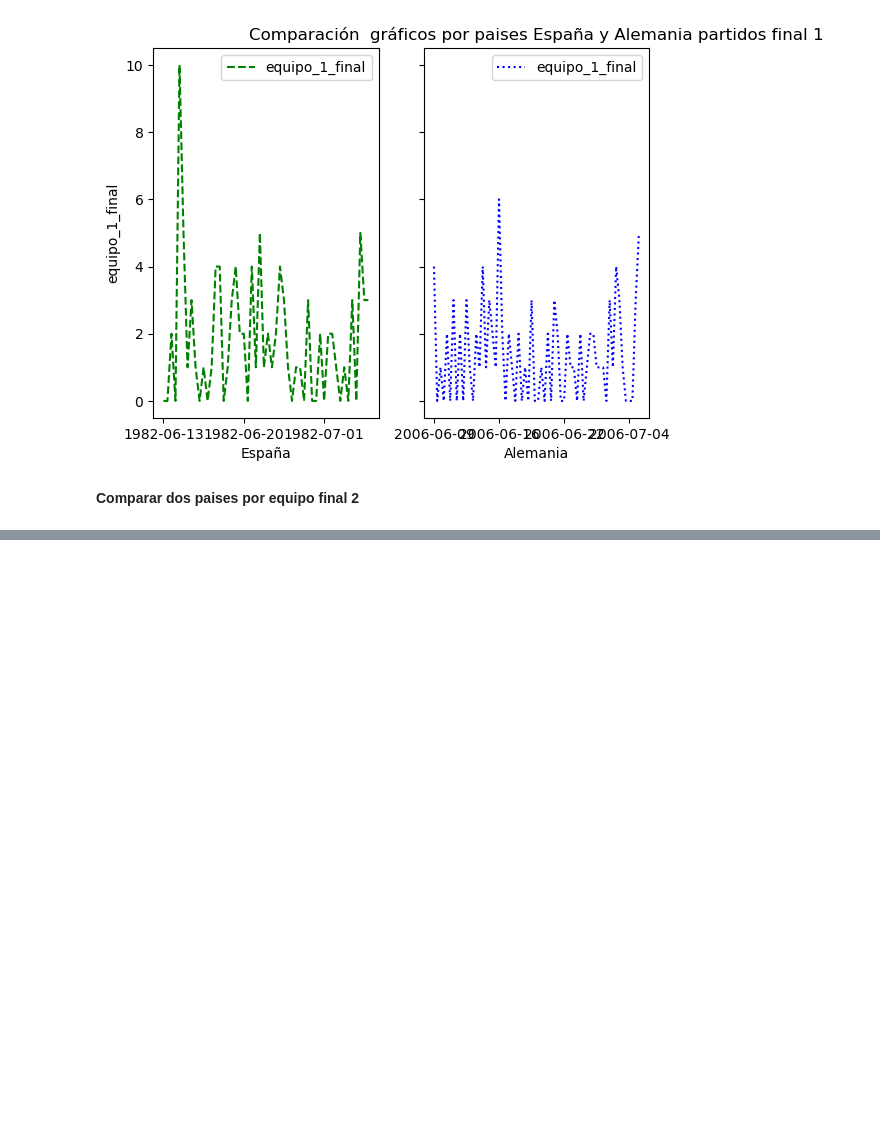
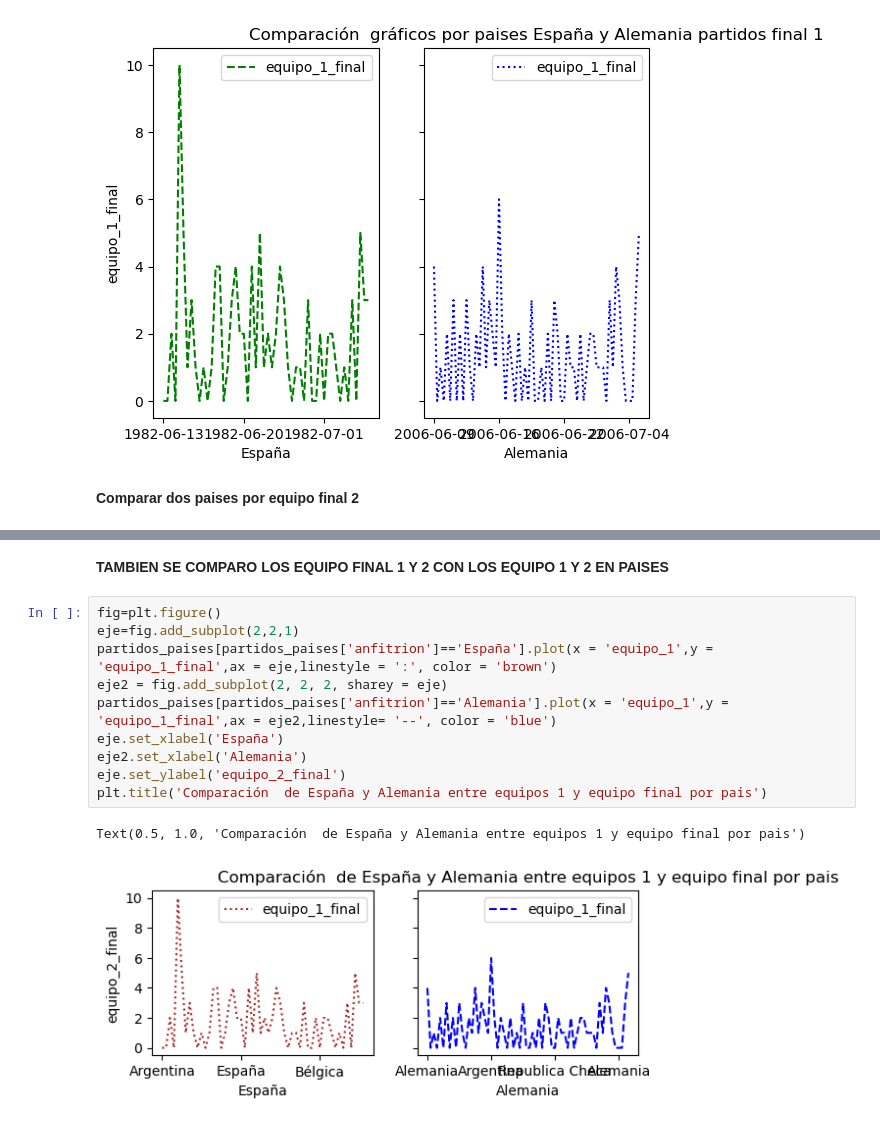
Before and after one commit to Carobrio92/Modulo_Python, a Jupyter notebook: TAREA 3 PYTHON/TAREA_3_PYTHON_CBriones.ipynb, the cells around one changed output, grey strips where cells are left out. Cells and saved outputs as stored; diff of their text form; blank space fills up the shorter version.

```diff
--- a/TAREA 3 PYTHON/TAREA_3_PYTHON_CBriones.ipynb
+++ b/TAREA 3 PYTHON/TAREA_3_PYTHON_CBriones.ipynb
@@ -153,0 +154,15 @@ plt.savefig('mi_figura.tiff')
+# %% [markdown]
+**TAMBIEN SE COMPARO LOS EQUIPO FINAL 1 Y 2 CON LOS EQUIPO 1 Y 2 EN PAISES**
+# %%
+fig=plt.figure()
+eje=fig.add_subplot(2,2,1)
+partidos_paises[partidos_paises['anfitrion']=='España'].plot(x = 'equipo_1',y = 'equipo_1_final',ax = eje,linestyle = ':', color = 'brown')
+eje2 = fig.add_subplot(2, 2, 2, sharey = eje)
+partidos_paises[partidos_paises['anfitrion']=='Alemania'].plot(x = 'equipo_1',y = 'equipo_1_final',ax = eje2,linestyle= '--', color = 'blue')
+eje.set_xlabel('España')
+eje2.set_xlabel('Alemania')
+eje.set_ylabel('equipo_2_final')
+plt.title('Comparación  de España y Alemania entre equipos 1 y equipo final por pais')
+# %% [output]
+Text(0.5, 1.0, 'Comparación  de España y Alemania entre equipos 1 y equipo final por pais')
+[figure, added]
```
Also changed, not shown: parts of 2 cells of this notebook, 1 other file.
